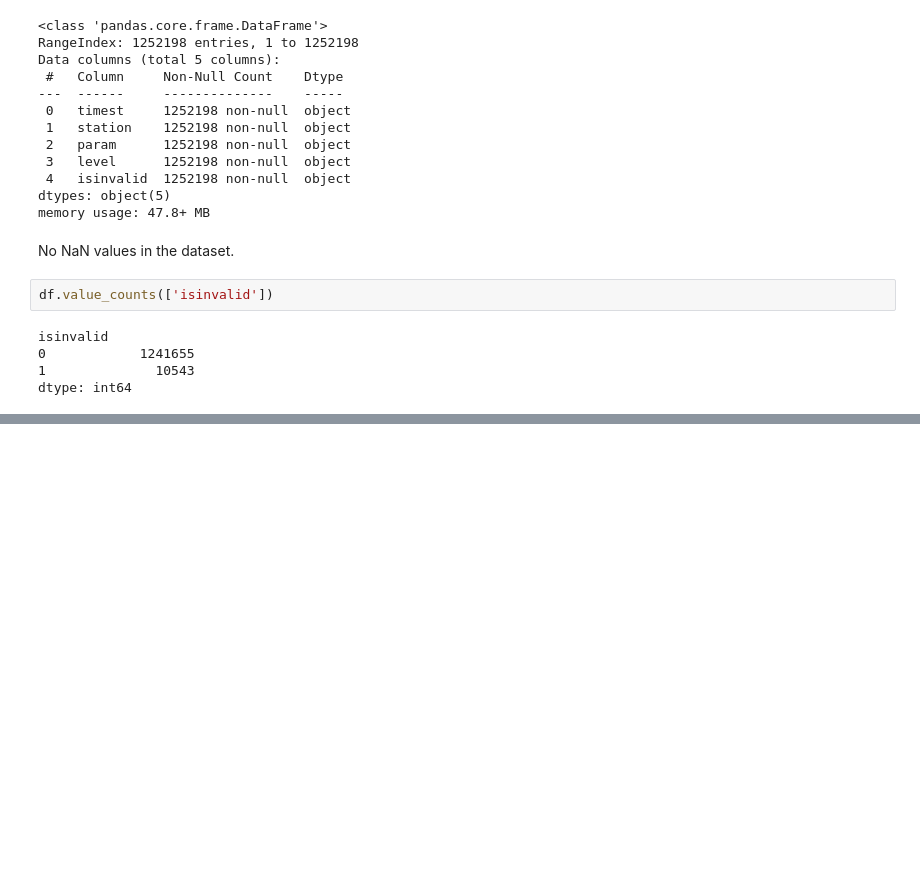
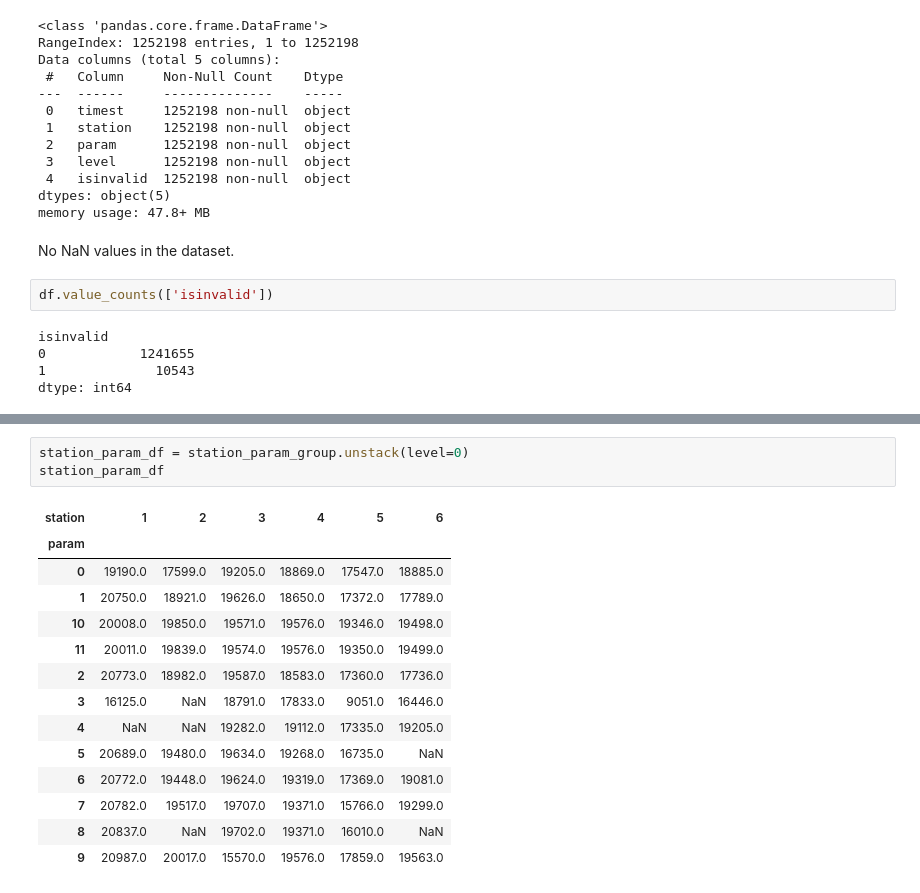
Before and after one commit to veneta13/Sofia-Air, a Jupyter notebook: notebooks/analysis.ipynb, the cells around one changed output, grey strips where cells are left out. Cells and saved outputs as stored; diff of their text form; blank space fills up the shorter version.

```diff
--- a/notebooks/analysis.ipynb
+++ b/notebooks/analysis.ipynb
@@ -45,0 +103,18 @@ dtype: int64
+# %%
+station_param_df = station_param_group.unstack(level=0)
+station_param_df
+# %% [output]
+| station | 1 | 2 | 3 | 4 | 5 | 6 |
+| param |  |  |  |  |  |  |
+| 0 | 19190.0 | 17599.0 | 19205.0 | 18869.0 | 17547.0 | 18885.0 |
+| 1 | 20750.0 | 18921.0 | 19626.0 | 18650.0 | 17372.0 | 17789.0 |
+| 10 | 20008.0 | 19850.0 | 19571.0 | 19576.0 | 19346.0 | 19498.0 |
+| 11 | 20011.0 | 19839.0 | 19574.0 | 19576.0 | 19350.0 | 19499.0 |
+| 2 | 20773.0 | 18982.0 | 19587.0 | 18583.0 | 17360.0 | 17736.0 |
+| 3 | 16125.0 | NaN | 18791.0 | 17833.0 | 9051.0 | 16446.0 |
+| 4 | NaN | NaN | 19282.0 | 19112.0 | 17335.0 | 19205.0 |
+| 5 | 20689.0 | 19480.0 | 19634.0 | 19268.0 | 16735.0 | NaN |
+| 6 | 20772.0 | 19448.0 | 19624.0 | 19319.0 | 17369.0 | 19081.0 |
+| 7 | 20782.0 | 19517.0 | 19707.0 | 19371.0 | 15766.0 | 19299.0 |
+| 8 | 20837.0 | NaN | 19702.0 | 19371.0 | 16010.0 | NaN |
+| 9 | 20987.0 | 20017.0 | 15570.0 | 19576.0 | 17859.0 | 19563.0 |
```
Also changed, not shown: parts of 13 cells of this notebook, 1 other file.
